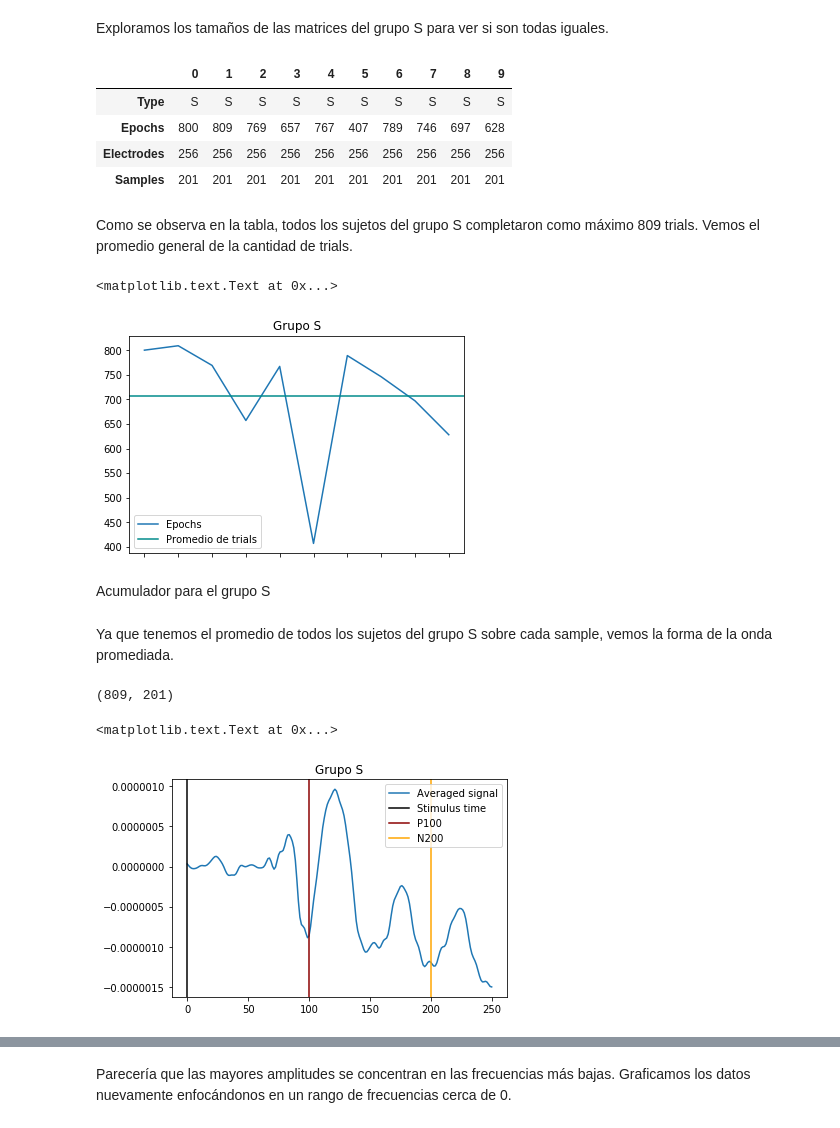
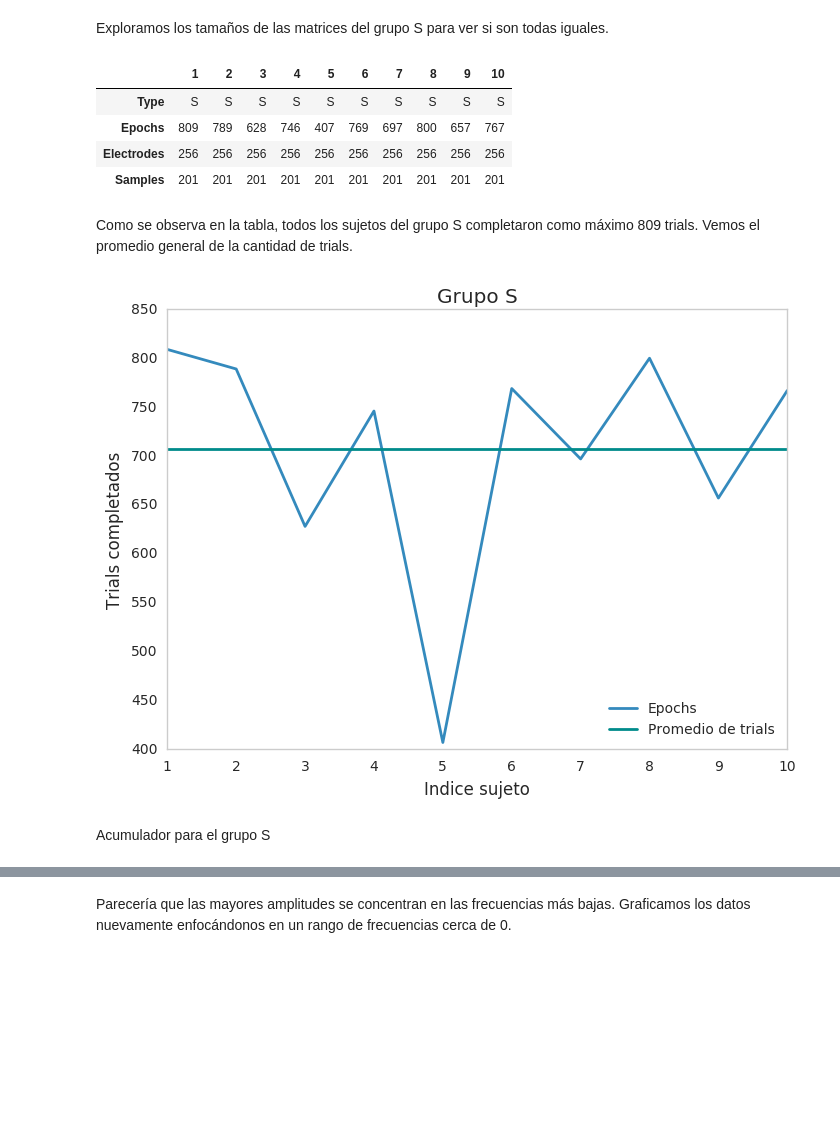
Before and after one commit to m2march/ciencia_datos, a Jupyter notebook: tp2/tp2.ipynb, the cells around one changed output, grey strips where cells are left out. Saved outputs shown, nothing was run; the diff lists cells and outputs as text; code cells hidden in the pictures; blank space fills up the shorter version.

```diff
--- a/tp2/tp2.ipynb
+++ b/tp2/tp2.ipynb
@@ -86,6 +94,8 @@ from IPython.display import display
 from MatrixProvider import MatrixProvider
 import time
 import pickle
+# %%
+sns.set_style("whitegrid", {'axes.grid' : False})
 # %%
 import glob
 # %% [markdown]
@@ -215,23 +217,24 @@ for m in matrices_S:
 # %%
 matrices_S_shapes = pd.DataFrame(data, columns=["Type", "Epochs", "Electrodes", "Samples"])
+matrices_S_shapes.set_index(arange(1, 11), inplace=True)
 matrices_S_shapes.T
 # %% [output]
-|  | 0 | 1 | 2 | 3 | 4 | 5 | 6 | 7 | 8 | 9 |
+|  | 1 | 2 | 3 | 4 | 5 | 6 | 7 | 8 | 9 | 10 |
 | Type | S | S | S | S | S | S | S | S | S | S |
-| Epochs | 800 | 809 | 769 | 657 | 767 | 407 | 789 | 746 | 697 | 628 |
+| Epochs | 809 | 789 | 628 | 746 | 407 | 769 | 697 | 800 | 657 | 767 |
 | Electrodes | 256 | 256 | 256 | 256 | 256 | 256 | 256 | 256 | 256 | 256 |
 | Samples | 201 | 201 | 201 | 201 | 201 | 201 | 201 | 201 | 201 | 201 |
 # %% [markdown]
 Como se observa en la tabla, todos los sujetos del grupo S completaron como máximo 809 trials. Vemos el promedio general de la cantidad de trials.
 # %%
-plot(arange(matrices_S_shapes.shape[0]), matrices_S_shapes['Epochs'])
+plot(matrices_S_shapes['Epochs'])
 axhline(mean(matrices_S_shapes['Epochs']), xmin=0, xmax=20, color='darkcyan', label='Promedio de trials')
-legend()
-_ = xticks(arange(matrices_S_shapes.shape[0]), names)
-title('Grupo S')
+legend(loc='lower right')
+xlabel('Indice sujeto')
+ylabel('Trials completados')
+_ = title('Grupo S')
 # %% [output]
-<matplotlib.text.Text at 0x...>
-[figure, old version]
+[figure, new version]
 # %% [markdown]
 Acumulador para el grupo S
 # %%
@@ -262,20 +264,6 @@ for nombre_matriz in matrices_S:
 # %%
 reshape_contador_suma = contador_suma.reshape((contador_suma.shape[0], 1))
 promedio_S_gral = matriz_base / reshape_contador_suma
-# %% [markdown]
-Ya que tenemos el promedio de todos los sujetos del grupo S sobre cada sample, vemos la forma de la onda promediada.
-# %%
-print(promedio_S_gral.shape)
-plot(np.arange(201) * (1 / DUR_EPOCH), promedio_S_gral.mean(axis=0), label='Averaged signal')
-axvline(0, color='black', label='Stimulus time')
-axvline(100, color='darkred', label='P100')
-axvline(200, color='orange', label='N200')
-_ = legend()
-title('Grupo S')
-# %% [output]
-(809, 201)
-<matplotlib.text.Text at 0x...>
-[figure, removed]
 # %%
 f_S, Pxx_S = scs.welch(promedio_S_gral, fs=FREQ_SAMPLE)
 # %%
```
Also changed, not shown: parts of 51 cells of this notebook.
